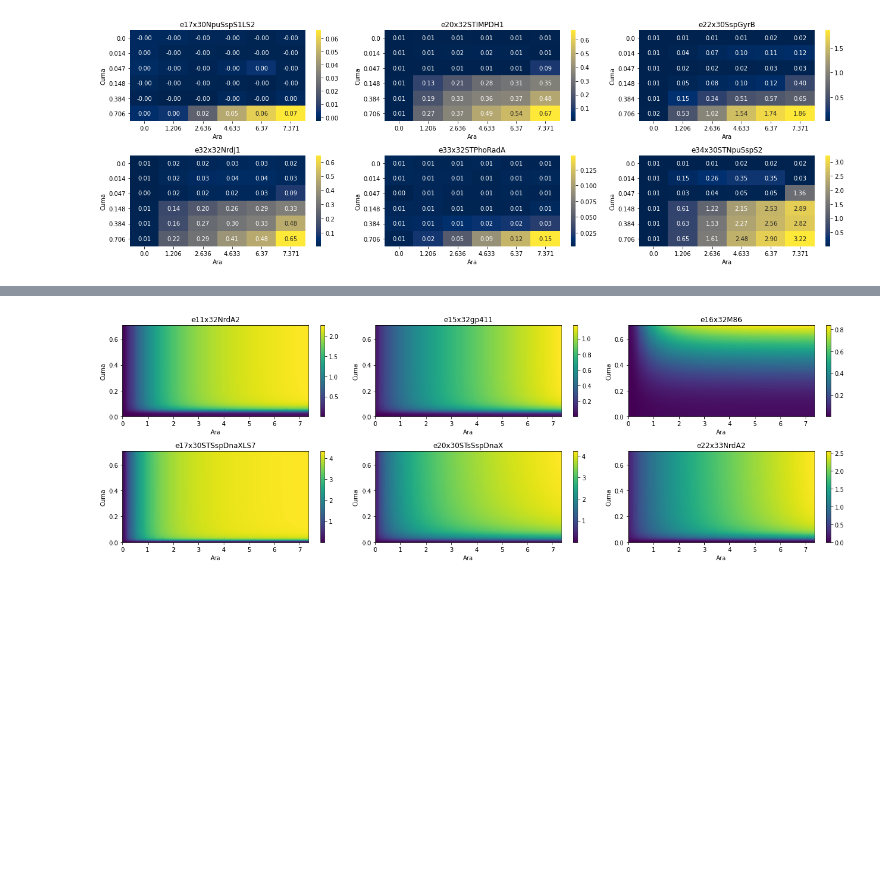
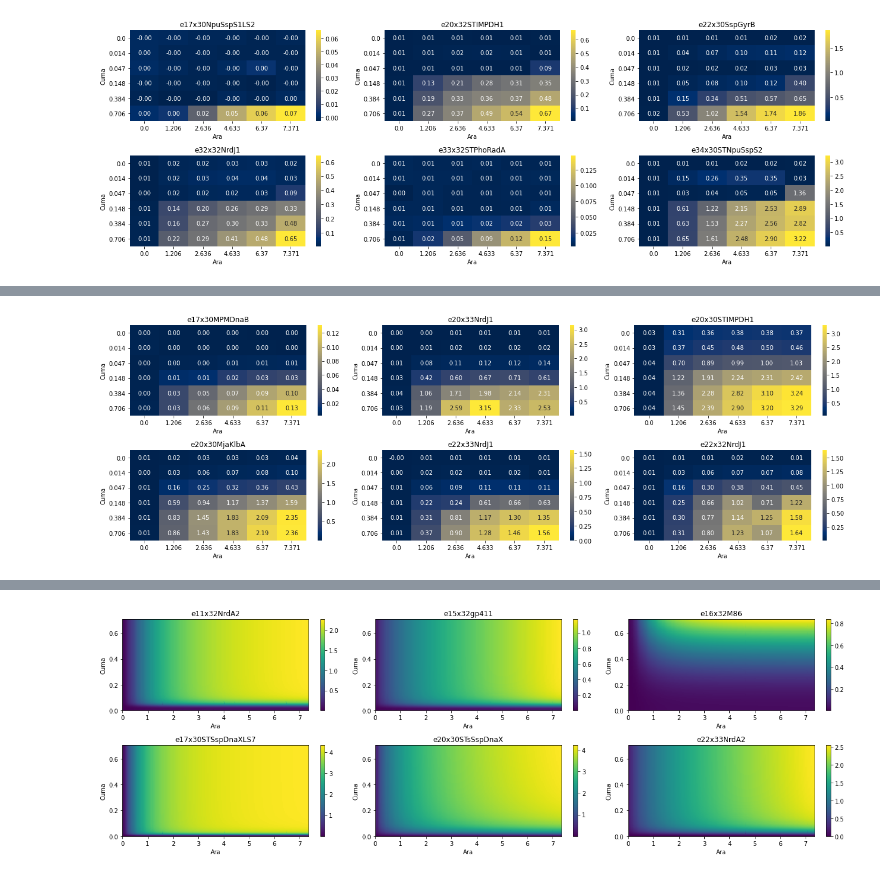
Before and after one commit to rmardian/intein-based-circuits, a Jupyter notebook: AND Gates Screening - Full.ipynb, the cells around one changed output, grey strips where cells are left out. Saved outputs shown, nothing was run; the diff lists cells and outputs as text; code cells hidden in the pictures; blank space fills up the shorter version.

```diff
--- a/AND Gates Screening - Full.ipynb
+++ b/AND Gates Screening - Full.ipynb
@@ -171,0 +180,4 @@ plot_heatmap(heatmaps[36:42])
+# %%
+plot_heatmap(heatmaps[54:60])
+# %% [output]
+[figure, added]
```
Also changed, not shown: parts of 13 cells of this notebook, 17 other files.
